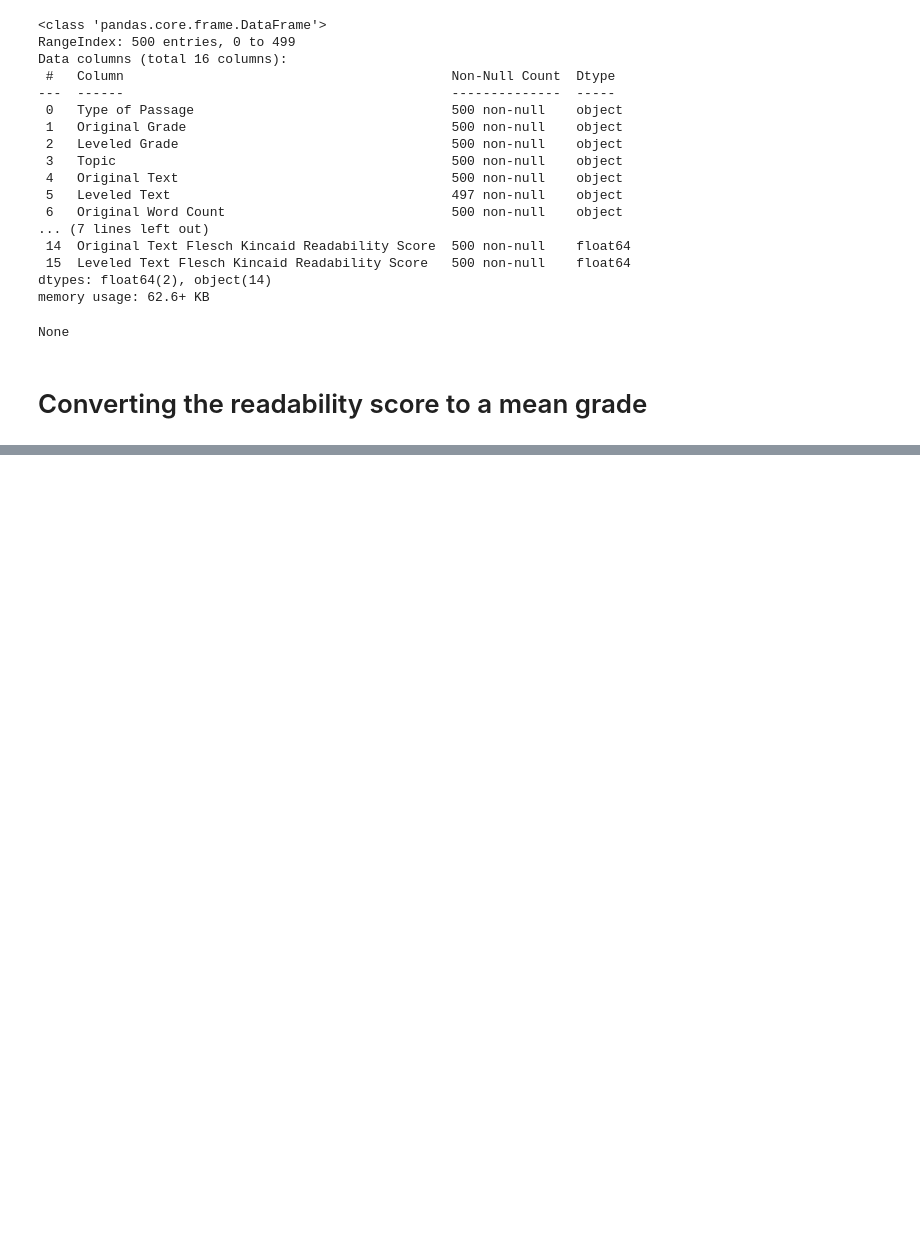
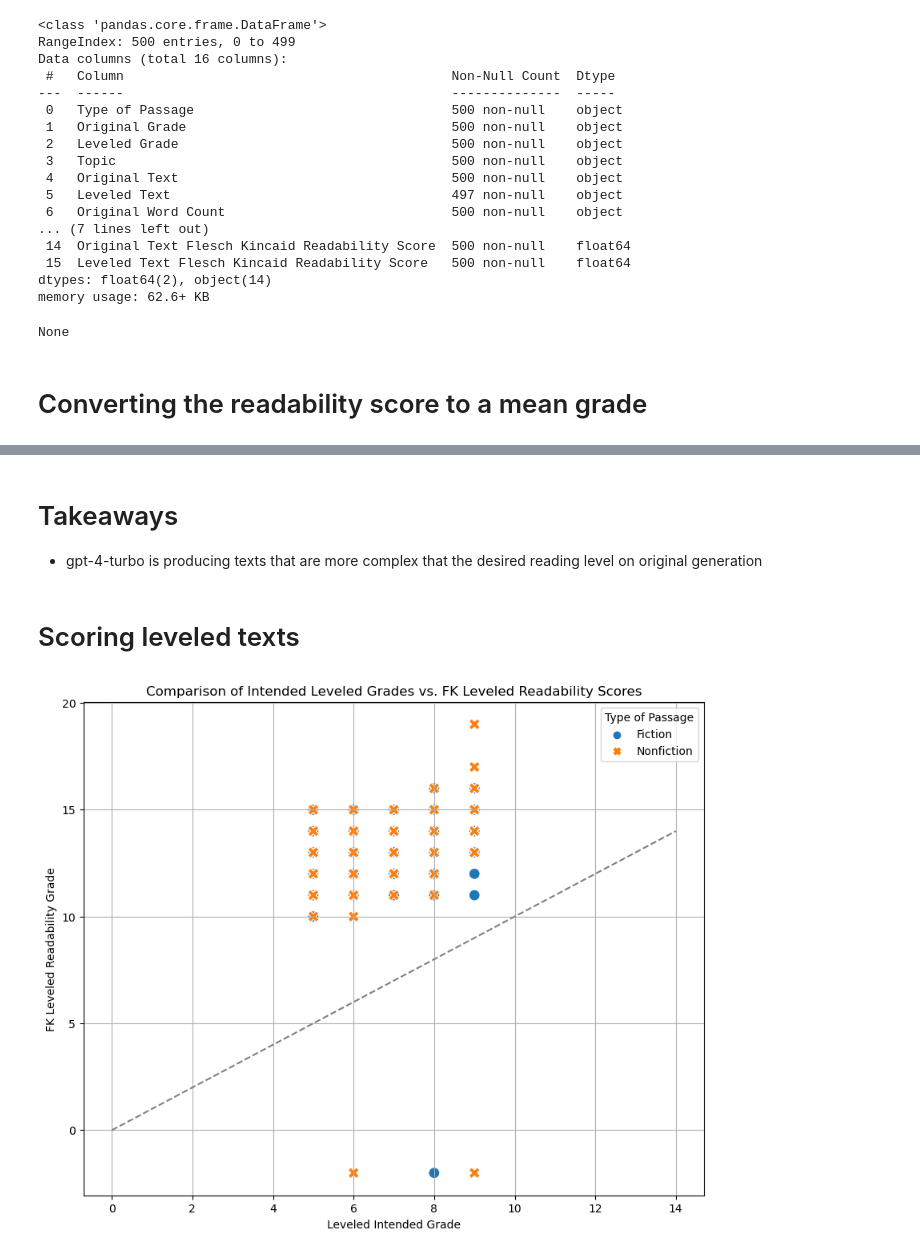
Before and after one commit to keivanmojmali/testing-gpt-4-turbo-reading-level, a Jupyter notebook: Testing GPT-4-Turbo generated text reading level using Flesch-Kincaid readability test.ipynb, the cells around one changed output, grey strips where cells are left out. Drawn from its saved outputs; the diff is of its cells as text; code cells hidden in the pictures; blank space fills up the shorter version.

```diff
--- a/Untitled.ipynb
+++ b/Testing GPT-4-Turbo generated text reading level using Flesch-Kincaid readability test.ipynb
@@ -129,0 +172,25 @@ display(df.head())
+# %% [markdown]
+# Takeaways
+
+- gpt-4-turbo is producing texts that are more complex that the desired reading level on original generation
+# %% [markdown]
+# Scoring leveled texts
+# %%
+# Mapping the 'Leveled Grade' if it's textual to numerical values:
+df['Leveled Grade Num'] = df['Leveled Grade'].map(grade_mapping)
+df['FK Leveled Grade Num'] = df['Leveled Text Flesch Kincaid Readability Score'].apply(lambda x: round(14 - (x - 50)/10))
+# %%
+plt.figure(figsize=(10, 8))
+sns.scatterplot(data=df, x='Leveled Grade Num', y='FK Leveled Grade Num', hue='Type of Passage', style='Type of Passage', s=100)
+
+# Add a reference line to indicate perfect agreement
+plt.plot([0, 14], [0, 14], color='gray', linestyle='--')
+
+plt.title('Comparison of Intended Leveled Grades vs. FK Leveled Readability Scores')
+plt.xlabel('Leveled Intended Grade')
+plt.ylabel('FK Leveled Readability Grade')
+plt.grid(True)
+plt.legend(title='Type of Passage')
+plt.show()
+# %% [output]
+[figure, added]
```
Also changed, not shown: parts of 8 cells of this notebook.
